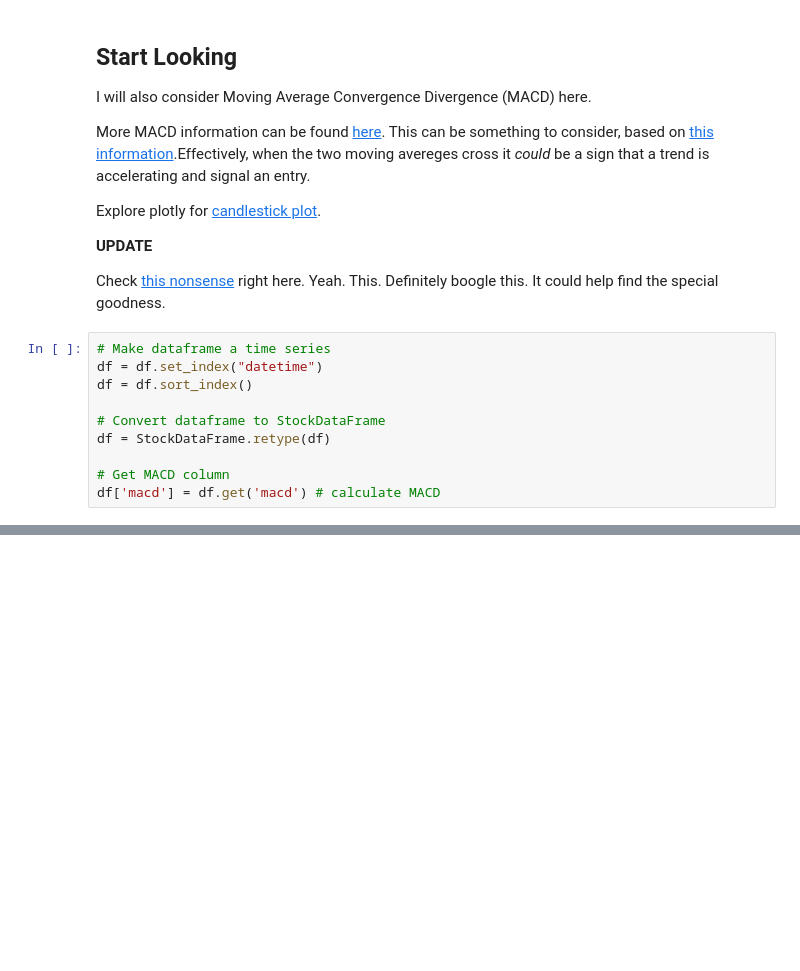
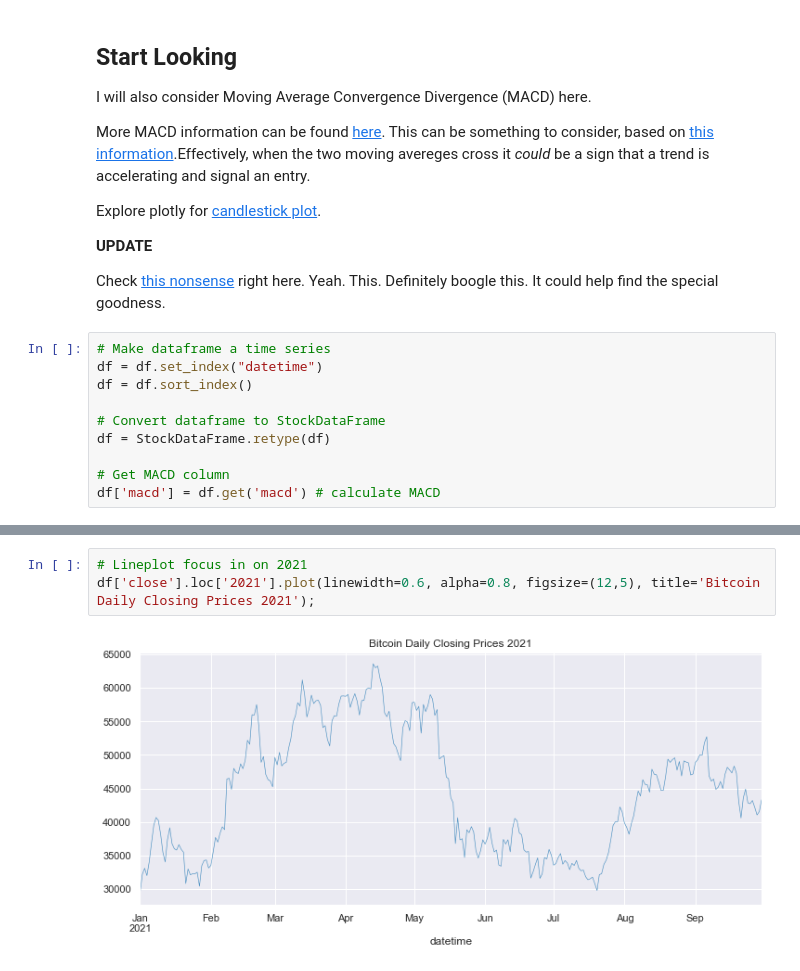
Before and after one commit to nellac77/crypto_analyses, a Jupyter notebook: Individual Currency Analysis.ipynb, the cells around one changed output, grey strips where cells are left out. Saved outputs shown, nothing was run; the diff lists cells and outputs as text; blank space fills up the shorter version.

```diff
--- a/Individual Currency Analysis.ipynb
+++ b/Individual Currency Analysis.ipynb
@@ -266,0 +336,5 @@ fig.show()
+# %%
+# Lineplot focus in on 2021
+df['close'].loc['2021'].plot(linewidth=0.6, alpha=0.8, figsize=(12,5), title='Bitcoin Daily Closing Prices 2021');
+# %% [output]
+[figure, added]
```
Also changed, not shown: parts of 16 cells of this notebook.
